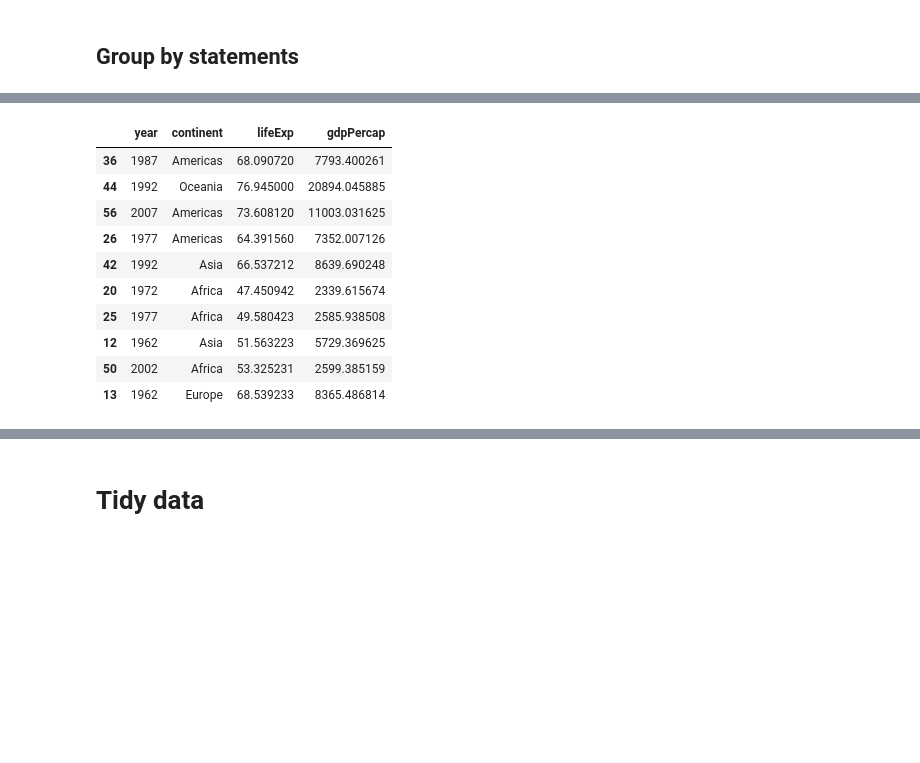
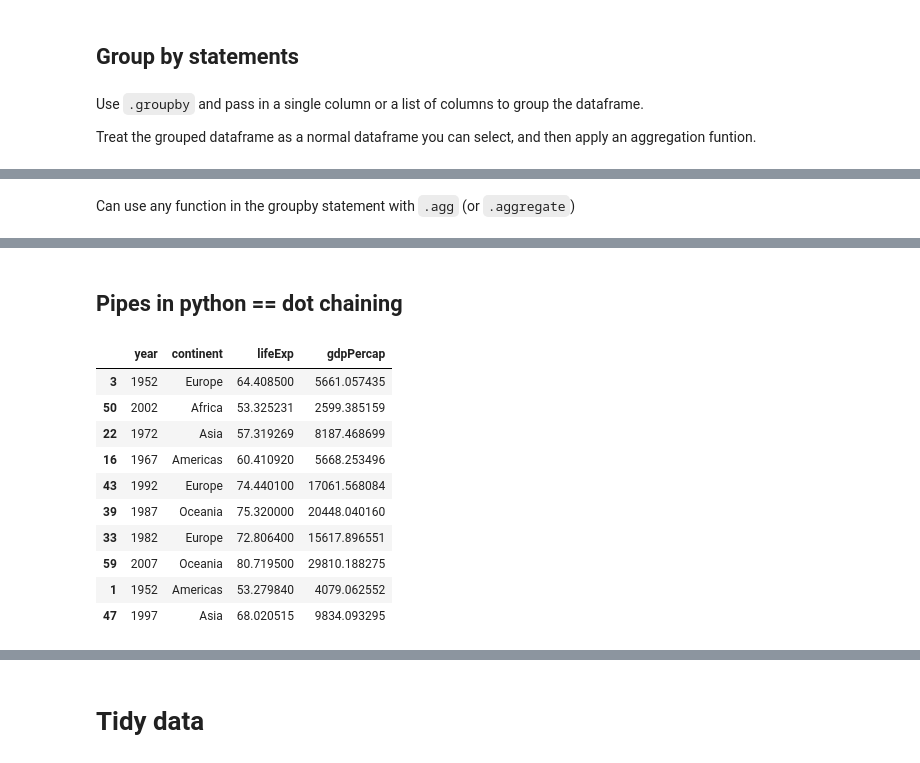
Before and after one commit to chendaniely/ncb-2019-python, a Jupyter notebook: talk/talk.ipynb, the cells around one changed output, grey strips where cells are left out. Drawn from its saved outputs; the diff is of its cells as text; code cells hidden in the pictures; blank space fills up the shorter version.

```diff
--- a/notes/talk.ipynb
+++ b/talk/talk.ipynb
@@ -373,6 +423,10 @@ df.loc[(df['country'] == 'United States') & (df['year'] == 1982)]
 | 1614 | United States | Americas | 1982 | 74.65 | 232187835 | 25009.55914 |
 # %% [markdown]
 ## Group by statements
+# %% [markdown]
+Use `.groupby` and pass in a single column or a list of columns to group the dataframe.
+
+Treat the grouped dataframe as a normal dataframe you can select, and then apply an aggregation funtion.
 # %%
 # for each year, get the lifeExp column, and calculate the mean
 df.groupby('year')['lifeExp'].mean()
@@ -391,4 +445,6 @@ year
 2002    65.694923
 2007    67.007423
 Name: lifeExp, dtype: float64
+# %% [markdown]
+Can use any function in the groupby statement with `.agg` (or `.aggregate`)
 # %%
@@ -411,26 +465,26 @@ year
 2002    65.694923
 2007    67.007423
 Name: lifeExp, dtype: float64
+# %% [markdown]
+## Pipes in python == dot chaining
 # %%
-# these are pipes!
-
-# note the round brackets beginning and ending the statment
-(df\
+# note the round brackets beginning and ending the statement
+(df
  .groupby(['year', 'continent'])
  [['lifeExp', 'gdpPercap']]
  .agg(np.mean)
  .reset_index() # flatten the dataset to remove hierarchical index
  .sample(10)
 )
 # %% [output]
 |  | year | continent | lifeExp | gdpPercap |
-| 36 | 1987 | Americas | 68.090720 | 7793.400261 |
-| 44 | 1992 | Oceania | 76.945000 | 20894.045885 |
-| 56 | 2007 | Americas | 73.608120 | 11003.031625 |
-| 26 | 1977 | Americas | 64.391560 | 7352.007126 |
-| 42 | 1992 | Asia | 66.537212 | 8639.690248 |
-| 20 | 1972 | Africa | 47.450942 | 2339.615674 |
-| 25 | 1977 | Africa | 49.580423 | 2585.938508 |
-| 12 | 1962 | Asia | 51.563223 | 5729.369625 |
+| 3 | 1952 | Europe | 64.408500 | 5661.057435 |
 | 50 | 2002 | Africa | 53.325231 | 2599.385159 |
-| 13 | 1962 | Europe | 68.539233 | 8365.486814 |
+| 22 | 1972 | Asia | 57.319269 | 8187.468699 |
+| 16 | 1967 | Americas | 60.410920 | 5668.253496 |
+| 43 | 1992 | Europe | 74.440100 | 17061.568084 |
+| 39 | 1987 | Oceania | 75.320000 | 20448.040160 |
+| 33 | 1982 | Europe | 72.806400 | 15617.896551 |
+| 59 | 2007 | Oceania | 80.719500 | 29810.188275 |
+| 1 | 1952 | Americas | 53.279840 | 4079.062552 |
+| 47 | 1997 | Asia | 68.020515 | 9834.093295 |
```
Also changed, not shown: parts of 131 cells of this notebook.
